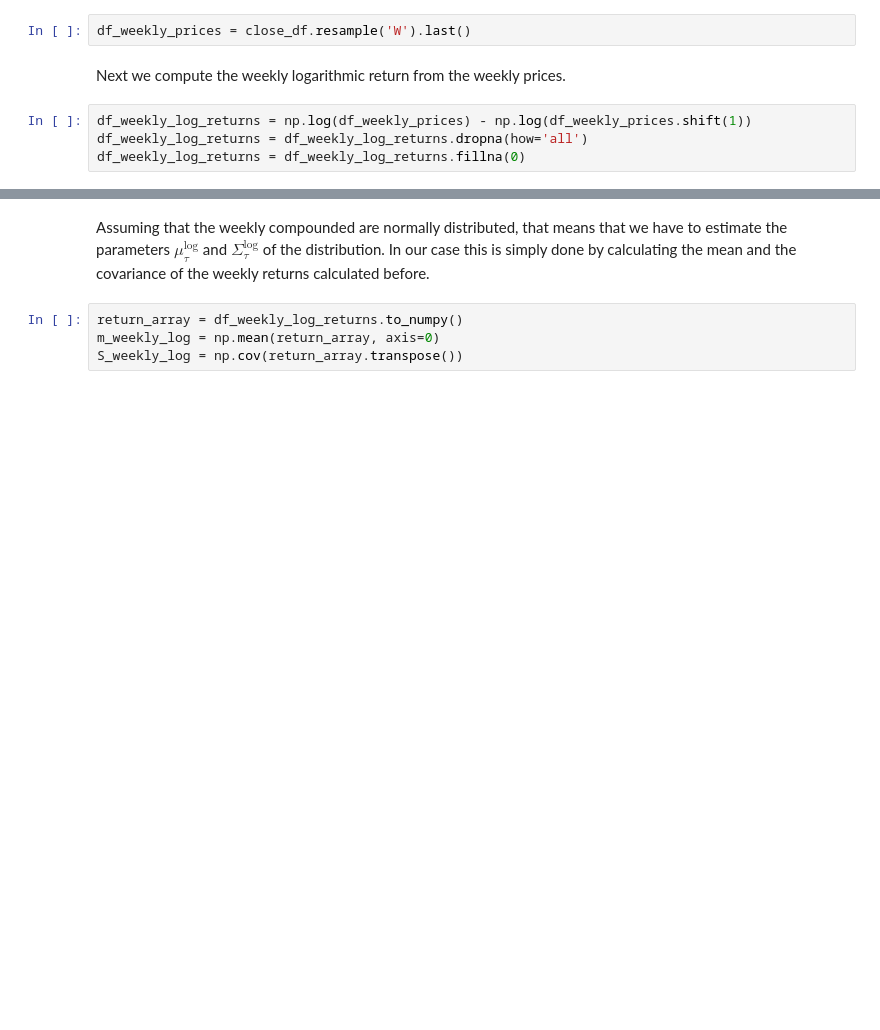
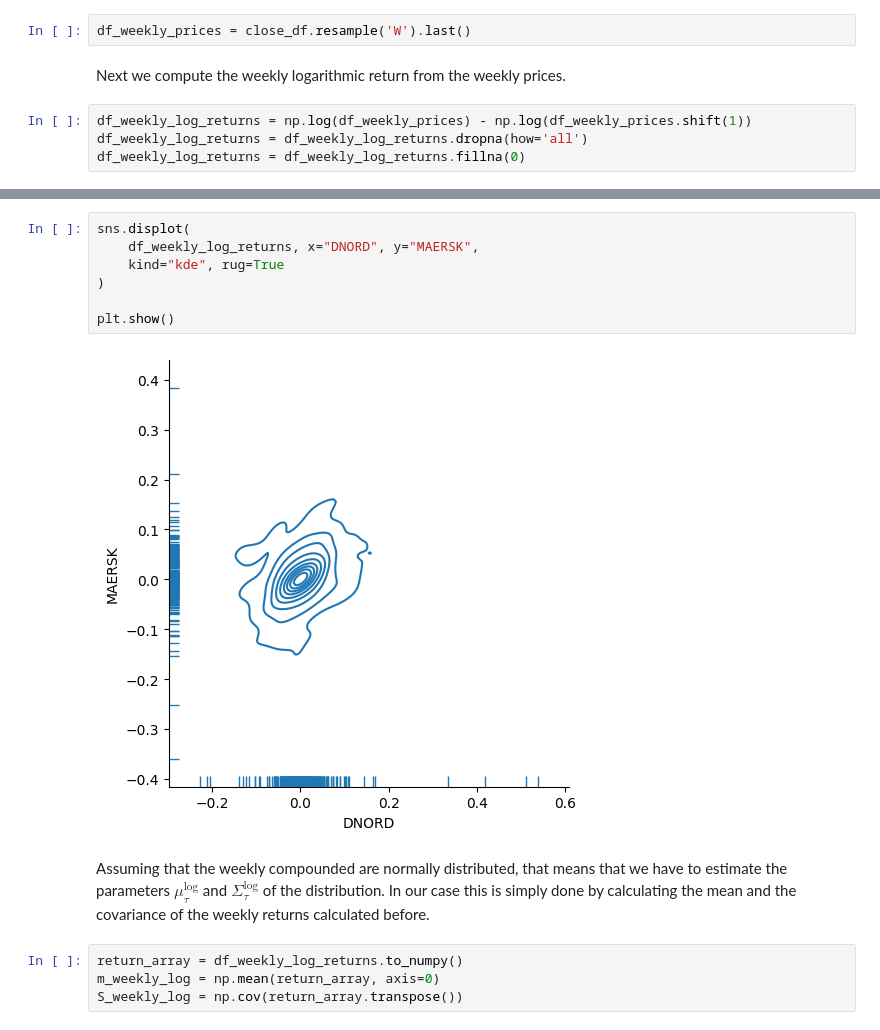
Before and after one commit to paolodelia99/PortfolioOptimization, a Jupyter notebook: Linear and non Linear Opt/input_data_preparation.ipynb, the cells around one changed output, grey strips where cells are left out. Saved outputs shown, nothing was run; the diff lists cells and outputs as text; blank space fills up the shorter version.

```diff
--- a/Linear and non Linear Opt/input_data_preparation.ipynb
+++ b/Linear and non Linear Opt/input_data_preparation.ipynb
@@ -45,3 +57,12 @@ df_weekly_log_returns = df_weekly_log_returns.fillna(0)
+# %%
+sns.displot(
+    df_weekly_log_returns, x="DNORD", y="MAERSK",
+    kind="kde", rug=True
+)
+
+plt.show()
+# %% [output]
+[figure, added]
 # %% [markdown]
 Assuming that the weekly compounded are normally distributed, that means that we have to estimate the parameters $\mu_{\tau}^{\log}$ and $\Sigma_{\tau}^{\log}$ of the distribution. In our case this is simply done by calculating the mean and the covariance of the weekly returns calculated before.
 # %%
```
Also changed, not shown: parts of 3 cells of this notebook.
